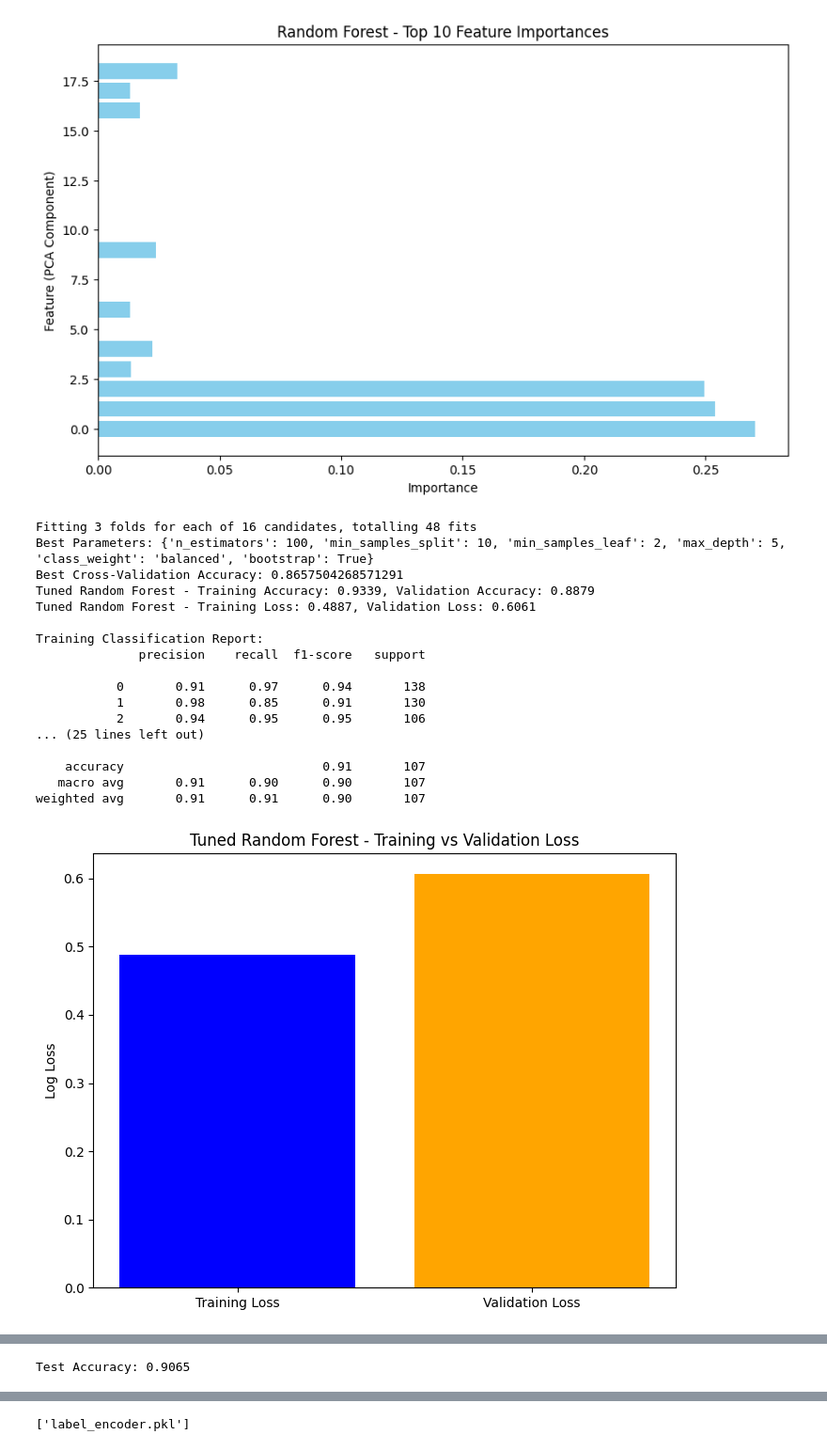
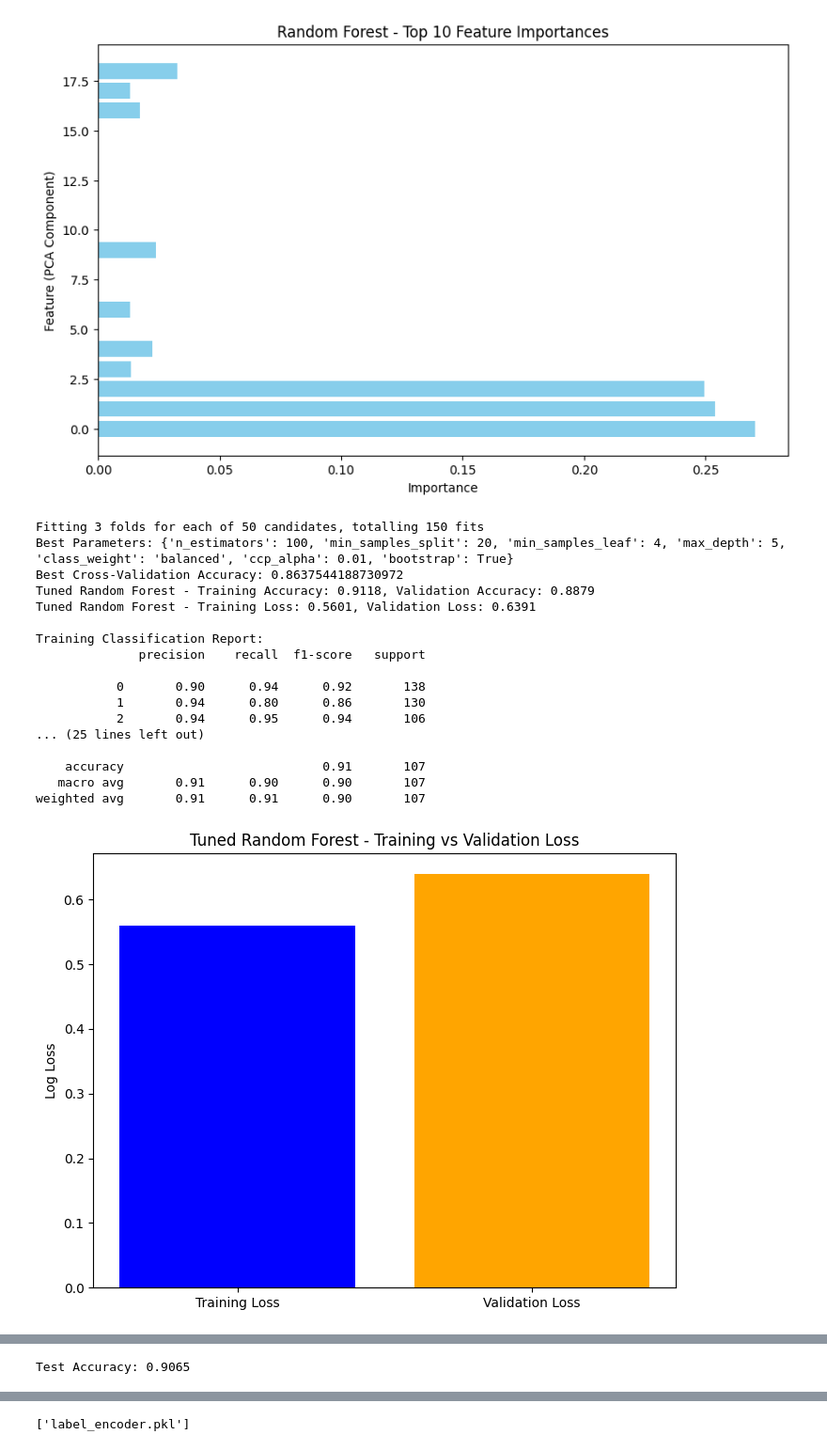
Before and after one commit to Sachinthana-Pathiranage/Sri-Ayu-Ayurvedic-Care, a Jupyter notebook: Notebooks/Pamoda_Notebooks/FESymptoms.ipynb, the cells around one changed output, grey strips where cells are left out. Shown at 94% size. Cells and saved outputs as stored; diff of their text form; code cells hidden in the pictures.

```diff
--- a/Notebooks/Pamoda_Notebooks/FESymptoms.ipynb
+++ b/Notebooks/Pamoda_Notebooks/FESymptoms.ipynb
@@ -542,18 +523 @@ prognosis_encoded
 Name: count, dtype: int64
-# %%
-from sklearn.model_selection import train_test_split
-
-# Split the PCA-transformed dataset into training, validation, and testing sets
-X_train, X_temp, y_train, y_temp = train_test_split(
-    X_pca_optimal, y, test_size=0.3, random_state=42, stratify=y
-)
-
-# Further split the temporary set into validation and testing sets
-X_val, X_test, y_val, y_test = train_test_split(
-    X_temp, y_temp, test_size=0.5, random_state=42, stratify=y_temp
-)
-
-# Verify the shapes of the splits
-print(f"Training set: {X_train.shape}, {y_train.shape}")
-print(f"Validation set: {X_val.shape}, {y_val.shape}")
-print(f"Testing set: {X_test.shape}, {y_test.shape}")
@@ -591 +551,13 @@ prognosis_encoded
 Name: proportion, dtype: float64
+# %%
+# Scale validation and test sets using the TRAINING scaler
+X_val_scaled = scaler.transform(X_val)
+X_test_scaled = scaler.transform(X_test)
+
+# Apply PCA transformation using the TRAINING PCA
+X_val_pca = pca_optimal.transform(X_val_scaled)
+X_test_pca = pca_optimal.transform(X_test_scaled)
+
+print(f"Training PCA shape: {X_train_pca.shape}")
+print(f"Validation PCA shape: {X_val_pca.shape}")
+print(f"Test PCA shape: {X_test_pca.shape}")
@@ -873,7 +732,8 @@ from xgboost import XGBClassifier
 from sklearn.neural_network import MLPClassifier
 # Define complex models
 models = {
-    "Random Forest": RandomForestClassifier(n_estimators=100, max_depth=5, random_state=42)}
+    "Random Forest": RandomForestClassifier(n_estimators=100, max_depth=5, random_state=42),
+  }
 def evaluate_and_plot(model, X_train, y_train, X_val, y_val, model_name):
     # Train the model
     model.fit(X_train, y_train)
@@ -1167,11 +1027,12 @@ from sklearn.model_selection import RandomizedSearchCV
 # Update the parameter grid to focus on simpler trees
 param_grid = {
     'n_estimators': [50, 100],
-    'max_depth': [3, 5],
-    'min_samples_split': [5, 10],
-    'min_samples_leaf': [2, 4],
-    'bootstrap': [True],
-    'class_weight': ['balanced']
+    'max_depth': [3, 4, 5],
+    'min_samples_split': [15, 20],
+    'min_samples_leaf': [4, 6],
+    'class_weight': ['balanced', {0:1, 1:2, 2:1, 3:1}],  # Custom weight for class 1
+    'ccp_alpha': [0.0, 0.01],
+    'bootstrap': [True]
 }
 
 # Initialize the Random Forest model
@@ -1199,39 +1060,39 @@ print("Best Cross-Validation Accuracy:", random_search.best_score_)
 # Evaluate the best model on validation and test sets
 best_rf = random_search.best_estimator_
 evaluate_and_plot(best_rf, X_train, y_train, X_val, y_val, "Tuned Random Forest")
 
 # Feature importance after tuning
 if hasattr(best_rf, "feature_importances_"):
     feature_importances = best_rf.feature_importances_
     features = range(X_train.shape[1])  # Use PCA components
 
     # Create a DataFrame for better readability
     feature_importance_df = pd.DataFrame({
         'Feature': features,
         'Importance': feature_importances
     }).sort_values(by='Importance', ascending=False)
 
 
     # Evaluate the best model on the test set
 y_test_pred = best_rf.predict(X_test)
 test_accuracy = accuracy_score(y_test, y_test_pred)
 print(f"Test Accuracy: {test_accuracy:.4f}")
 # %% [output]
-Fitting 3 folds for each of 16 candidates, totalling 48 fits
-Best Parameters: {'n_estimators': 100, 'min_samples_split': 10, 'min_samples_leaf': 2, 'max_depth': 5, 'class_weight': 'balanced', 'bootstrap': True}
-Best Cross-Validation Accuracy: 0.8657504268571291
-Tuned Random Forest - Training Accuracy: 0.9339, Validation Accuracy: 0.8879
-Tuned Random Forest - Training Loss: 0.4887, Validation Loss: 0.6061
+Fitting 3 folds for each of 50 candidates, totalling 150 fits
+Best Parameters: {'n_estimators': 100, 'min_samples_split': 20, 'min_samples_leaf': 4, 'max_depth': 5, 'class_weight': 'balanced', 'ccp_alpha': 0.01, 'bootstrap': True}
+Best Cross-Validation Accuracy: 0.8637544188730972
+Tuned Random Forest - Training Accuracy: 0.9118, Validation Accuracy: 0.8879
+Tuned Random Forest - Training Loss: 0.5601, Validation Loss: 0.6391
 
 Training Classification Report:
               precision    recall  f1-score   support
 
-           0       0.91      0.97      0.94       138
-           1       0.98      0.85      0.91       130
-           2       0.94      0.95      0.95       106
+           0       0.90      0.94      0.92       138
+           1       0.94      0.80      0.86       130
+           2       0.94      0.95      0.94       106
 ... (25 lines left out)
 
     accuracy                           0.91       107
    macro avg       0.91      0.90      0.90       107
 weighted avg       0.91      0.91      0.90       107
-[figure, old version]
+[figure, new version]
```
Also changed, not shown: parts of 17 cells of this notebook.
